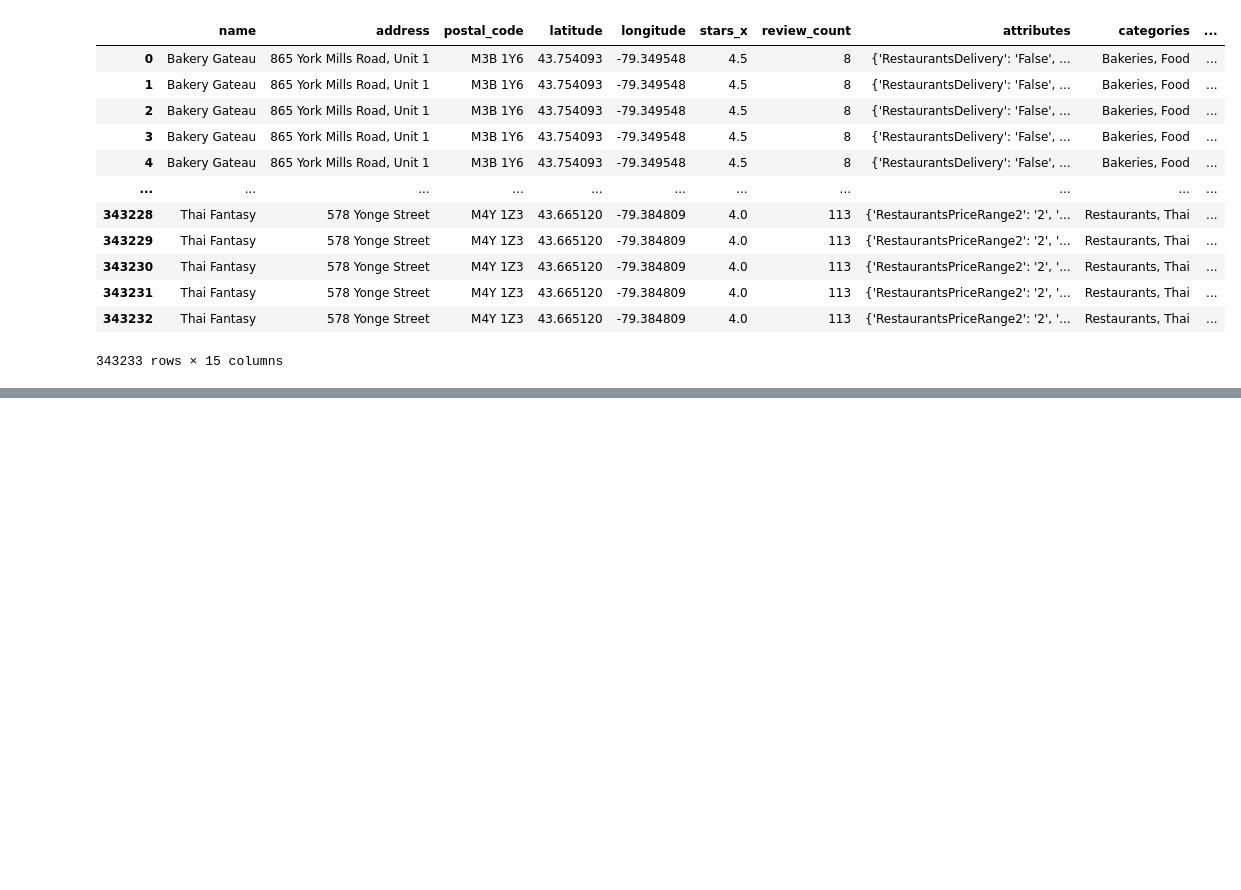
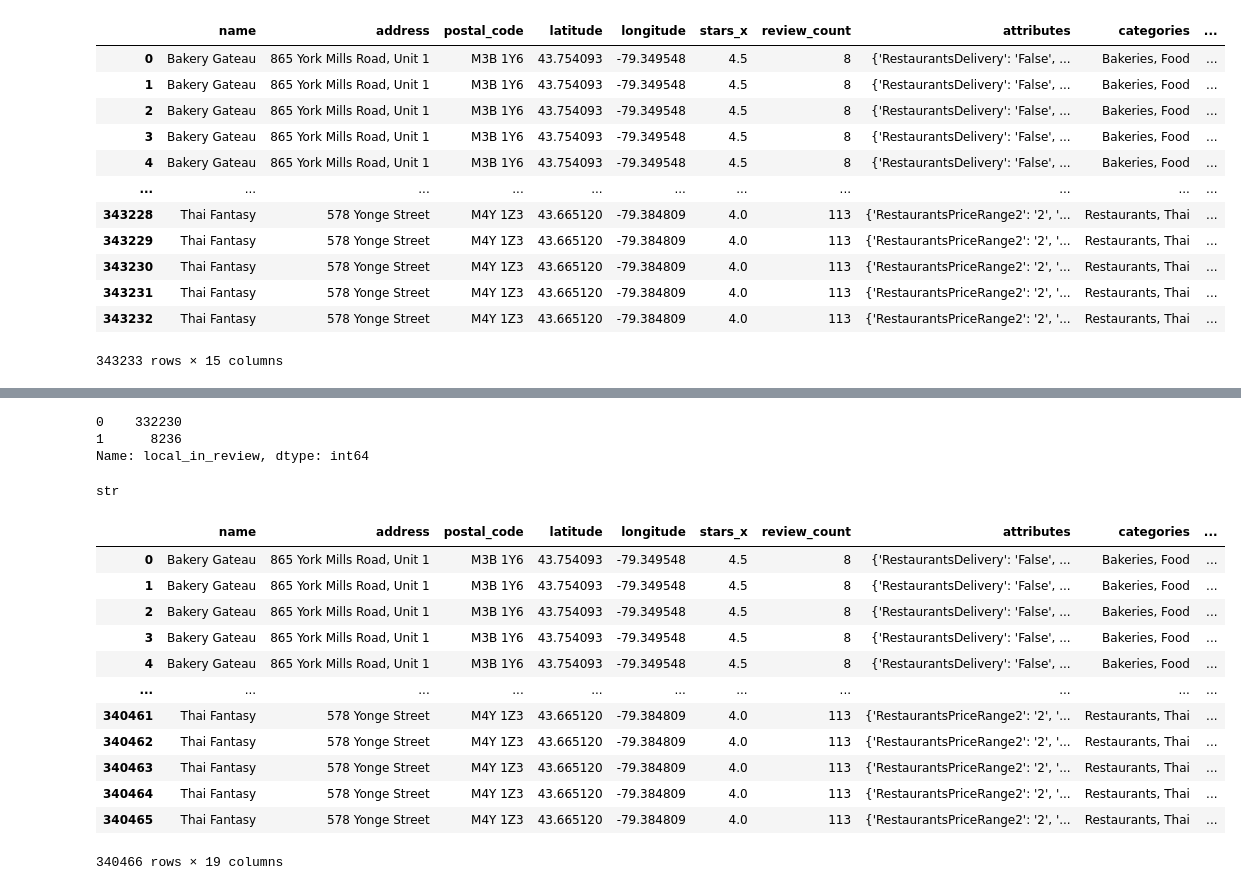
Before and after one commit to KatherineAllen067/hackathon-4d-september, a Jupyter notebook: Data Analysis Notebook.ipynb, the cells around one changed output, grey strips where cells are left out. Cells and saved outputs as stored; diff of their text form; code cells hidden in the pictures; blank space fills up the shorter version.

```diff
--- a/Data Analysis Notebook.ipynb
+++ b/Data Analysis Notebook.ipynb
@@ -208,0 +309,35 @@ df_yelp
+# %%
+# check how many reviews have local in them
+df_yelp['local_in_review'].value_counts()
+# %% [output]
+0    332230
+1      8236
+Name: local_in_review, dtype: int64
+# %%
+type(df_yelp['date'][0])
+# %% [output]
+str
+# %%
+# converting the date object to a datetime type
+df_yelp['date'] = pd.to_datetime(df_yelp['date'], infer_datetime_format=True)
+
+# converting the date column into year, month, day columns
+df_yelp['review_year'] = df_yelp['date'].dt.year
+df_yelp['review_month'] = df_yelp['date'].dt.month
+df_yelp['review_day'] = df_yelp['date'].dt.day
+
+df_yelp
+# %% [output]
+|  | name | address | postal_code | latitude | longitude | stars_x | review_count | attributes | categories | ... |
+| 0 | Bakery Gateau | 865 York Mills Road, Unit 1 | M3B 1Y6 | 43.754093 | -79.349548 | 4.5 | 8 | {'RestaurantsDelivery': 'False', ... | Bakeries, Food | ... |
+| 1 | Bakery Gateau | 865 York Mills Road, Unit 1 | M3B 1Y6 | 43.754093 | -79.349548 | 4.5 | 8 | {'RestaurantsDelivery': 'False', ... | Bakeries, Food | ... |
+| 2 | Bakery Gateau | 865 York Mills Road, Unit 1 | M3B 1Y6 | 43.754093 | -79.349548 | 4.5 | 8 | {'RestaurantsDelivery': 'False', ... | Bakeries, Food | ... |
+| 3 | Bakery Gateau | 865 York Mills Road, Unit 1 | M3B 1Y6 | 43.754093 | -79.349548 | 4.5 | 8 | {'RestaurantsDelivery': 'False', ... | Bakeries, Food | ... |
+| 4 | Bakery Gateau | 865 York Mills Road, Unit 1 | M3B 1Y6 | 43.754093 | -79.349548 | 4.5 | 8 | {'RestaurantsDelivery': 'False', ... | Bakeries, Food | ... |
+| ... | ... | ... | ... | ... | ... | ... | ... | ... | ... | ... |
+| 340461 | Thai Fantasy | 578 Yonge Street | M4Y 1Z3 | 43.665120 | -79.384809 | 4.0 | 113 | {'RestaurantsPriceRange2': '2', '... | Restaurants, Thai | ... |
+| 340462 | Thai Fantasy | 578 Yonge Street | M4Y 1Z3 | 43.665120 | -79.384809 | 4.0 | 113 | {'RestaurantsPriceRange2': '2', '... | Restaurants, Thai | ... |
+| 340463 | Thai Fantasy | 578 Yonge Street | M4Y 1Z3 | 43.665120 | -79.384809 | 4.0 | 113 | {'RestaurantsPriceRange2': '2', '... | Restaurants, Thai | ... |
+| 340464 | Thai Fantasy | 578 Yonge Street | M4Y 1Z3 | 43.665120 | -79.384809 | 4.0 | 113 | {'RestaurantsPriceRange2': '2', '... | Restaurants, Thai | ... |
+| 340465 | Thai Fantasy | 578 Yonge Street | M4Y 1Z3 | 43.665120 | -79.384809 | 4.0 | 113 | {'RestaurantsPriceRange2': '2', '... | Restaurants, Thai | ... |
+340466 rows × 19 columns
```
Also changed, not shown: parts of 18 cells of this notebook.
